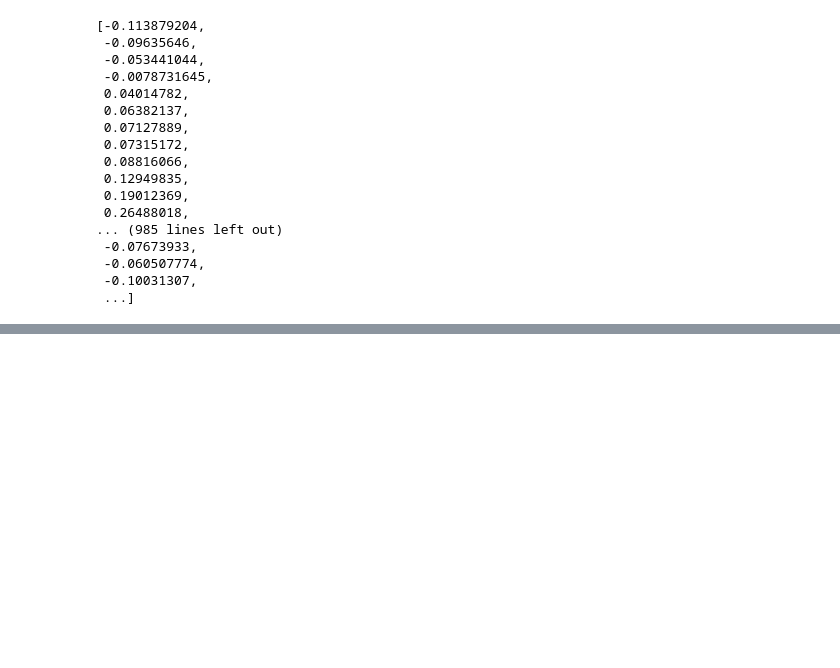
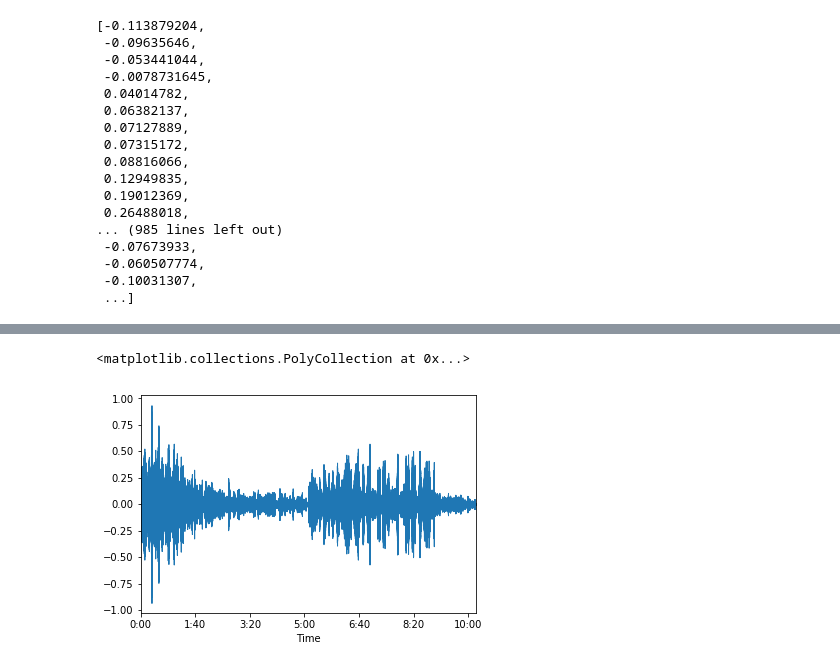
Before and after one commit to jamiecwebber/vaporyanni, a Jupyter notebook: vaporyanni.ipynb, the cells around one changed output, grey strips where cells are left out. Cells and saved outputs as stored; diff of their text form; code cells hidden in the pictures; blank space fills up the shorter version.

```diff
--- a/vaporyanni.ipynb
+++ b/vaporyanni.ipynb
@@ -246,0 +296,5 @@ librosa.output.write_wav('./sortedAudioYVoyage1.wav', sortedAudioY, sr)
+# %%
+librosa.display.waveplot(sortedAudioY, sr=sr)
+# %% [output]
+<matplotlib.collections.PolyCollection at 0x...>
+[figure, added]
```
Also changed, not shown: parts of 18 cells of this notebook, 1 other file.
